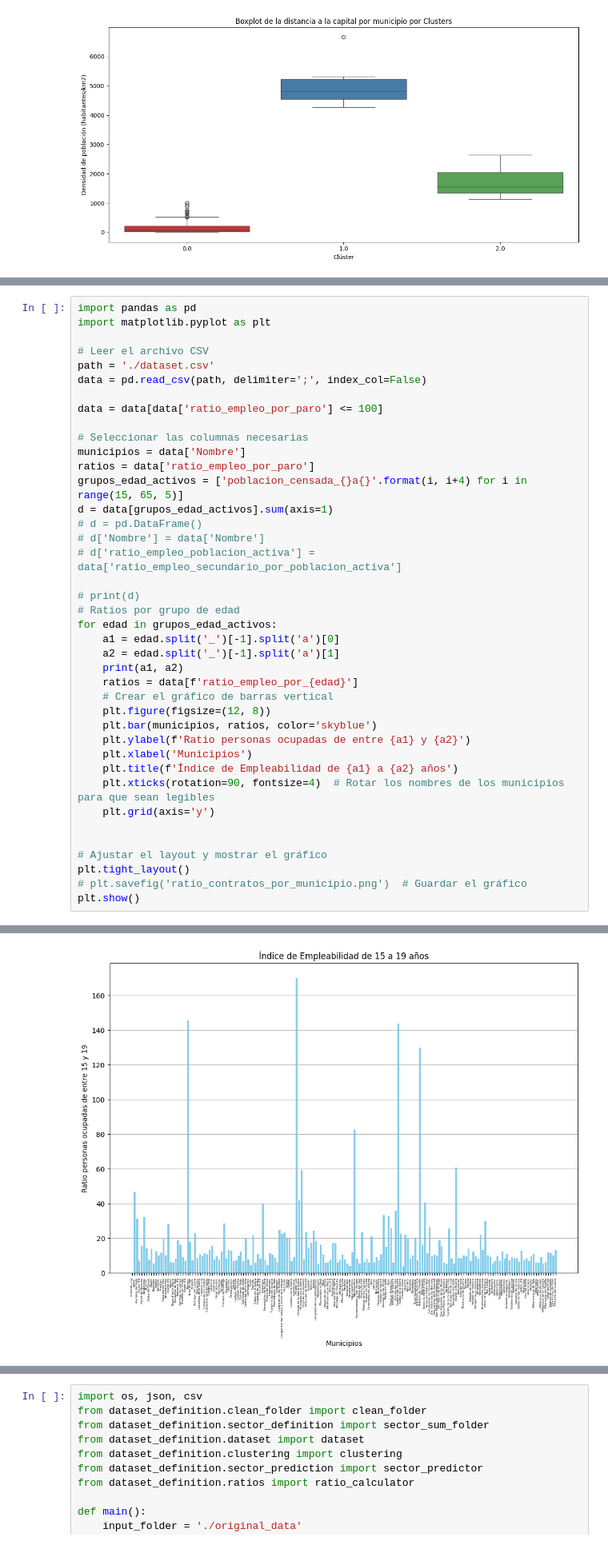
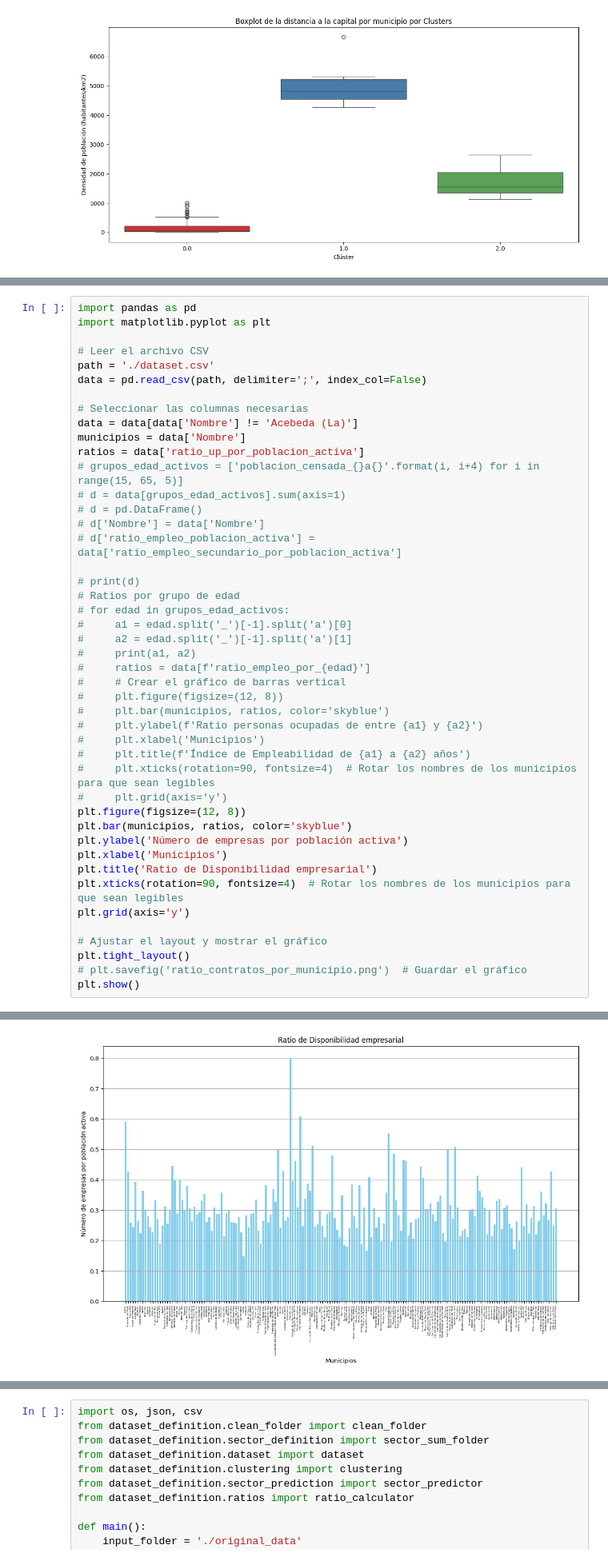
Before and after one commit to f-vega/tfg_uc3m_2024, a Jupyter notebook: graphs.ipynb, the cells around one changed output, grey strips where cells are left out. Shown: that part at 80% size. Saved outputs shown, nothing was run; the diff lists cells and outputs as text.

Commit message:
graphs

```diff
--- a/graphs.ipynb
+++ b/graphs.ipynb
@@ -93,33 +222,38 @@ import matplotlib.pyplot as plt
 path = './dataset.csv'
 data = pd.read_csv(path, delimiter=';', index_col=False)
 
-data = data[data['ratio_empleo_por_paro'] <= 100]
-
 # Seleccionar las columnas necesarias
+data = data[data['Nombre'] != 'Acebeda (La)']
 municipios = data['Nombre']
-ratios = data['ratio_empleo_por_paro']
-grupos_edad_activos = ['poblacion_censada_{}a{}'.format(i, i+4) for i in range(15, 65, 5)]
-d = data[grupos_edad_activos].sum(axis=1)
+ratios = data['ratio_up_por_poblacion_activa']
+# grupos_edad_activos = ['poblacion_censada_{}a{}'.format(i, i+4) for i in range(15, 65, 5)]
+# d = data[grupos_edad_activos].sum(axis=1)
 # d = pd.DataFrame()
 # d['Nombre'] = data['Nombre']
 # d['ratio_empleo_poblacion_activa'] = data['ratio_empleo_secundario_por_poblacion_activa']
 
 # print(d)
 # Ratios por grupo de edad
-for edad in grupos_edad_activos:
-    a1 = edad.split('_')[-1].split('a')[0]
-    a2 = edad.split('_')[-1].split('a')[1]
-    print(a1, a2)
-    ratios = data[f'ratio_empleo_por_{edad}']
-    # Crear el gráfico de barras vertical
-    plt.figure(figsize=(12, 8))
-    plt.bar(municipios, ratios, color='skyblue')
-    plt.ylabel(f'Ratio personas ocupadas de entre {a1} y {a2}')
-    plt.xlabel('Municipios')
-    plt.title(f'Índice de Empleabilidad de {a1} a {a2} años')
-    plt.xticks(rotation=90, fontsize=4)  # Rotar los nombres de los municipios para que sean legibles
-    plt.grid(axis='y')
-
+# for edad in grupos_edad_activos:
+#     a1 = edad.split('_')[-1].split('a')[0]
+#     a2 = edad.split('_')[-1].split('a')[1]
+#     print(a1, a2)
+#     ratios = data[f'ratio_empleo_por_{edad}']
+#     # Crear el gráfico de barras vertical
+#     plt.figure(figsize=(12, 8))
+#     plt.bar(municipios, ratios, color='skyblue')
+#     plt.ylabel(f'Ratio personas ocupadas de entre {a1} y {a2}')
+#     plt.xlabel('Municipios')
+#     plt.title(f'Índice de Empleabilidad de {a1} a {a2} años')
+#     plt.xticks(rotation=90, fontsize=4)  # Rotar los nombres de los municipios para que sean legibles
+#     plt.grid(axis='y')
+plt.figure(figsize=(12, 8))
+plt.bar(municipios, ratios, color='skyblue')
+plt.ylabel('Número de empresas por población activa')
+plt.xlabel('Municipios')
+plt.title('Ratio de Disponibilidad empresarial')
+plt.xticks(rotation=90, fontsize=4)  # Rotar los nombres de los municipios para que sean legibles
+plt.grid(axis='y')
 
 # Ajustar el layout y mostrar el gráfico
 plt.tight_layout()
@@ -139 +263 @@ plt.show()
-[figure, old version]
+[figure, new version]
```
Also changed, not shown: parts of 6 cells of this notebook, 2 other files.
